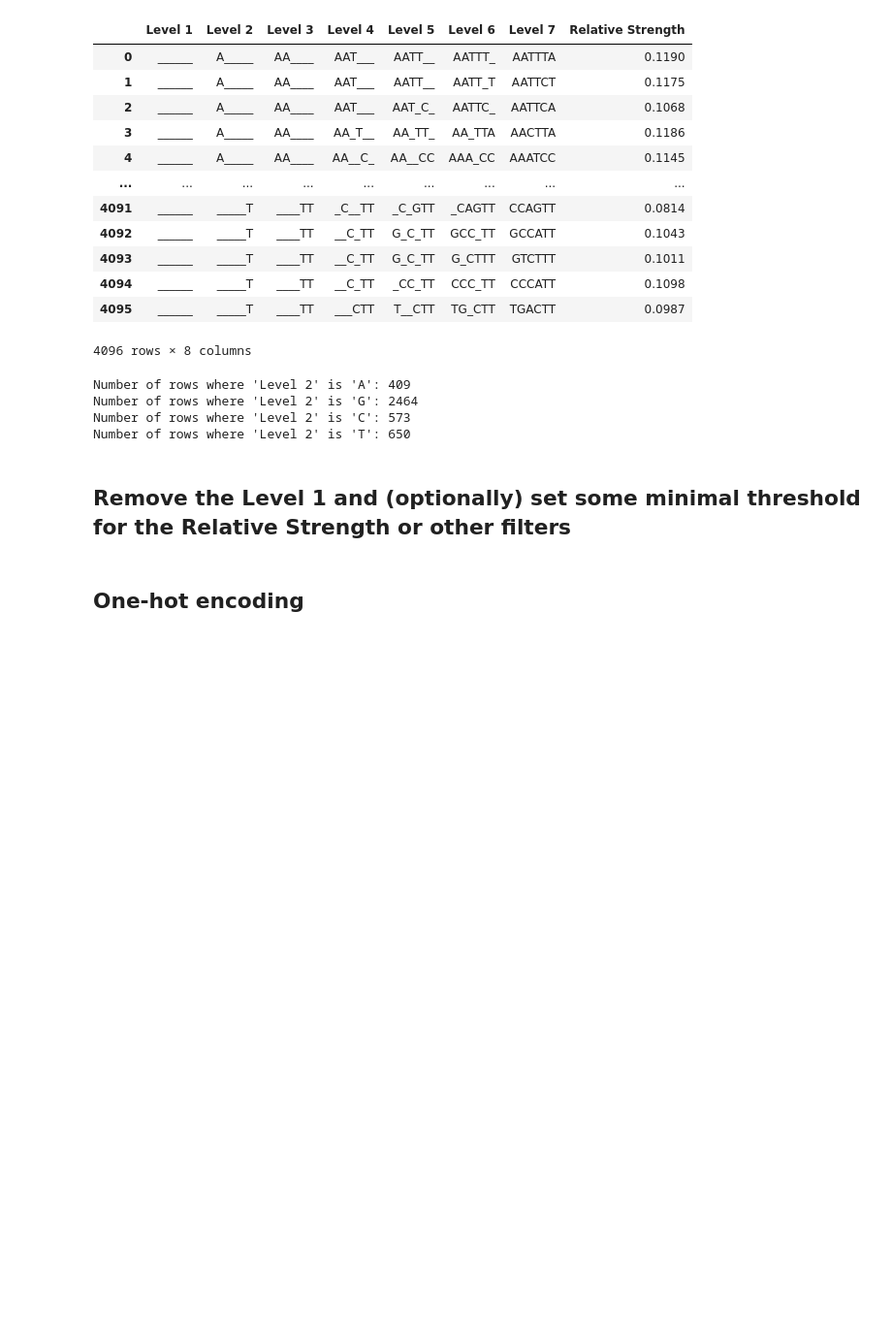
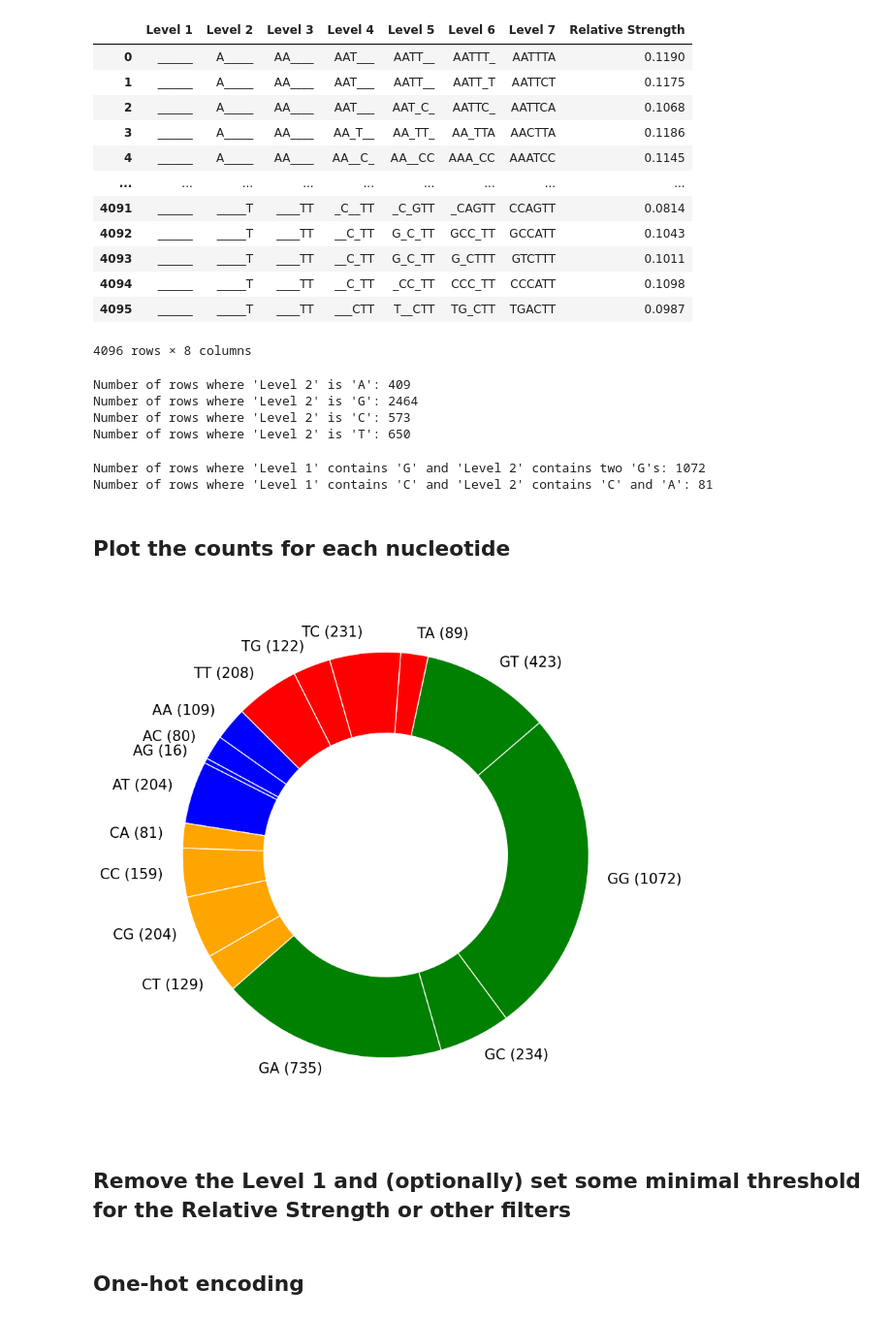
Before and after one commit to sb2cl/Activity-Clouds, a Jupyter notebook: 20_DBSCAN_clustering.ipynb, the cells around one changed output. Shown at 97% size. Cells and saved outputs as stored; diff of their text form; code cells hidden in the pictures; blank space fills up the shorter version.

```diff
--- a/20_DBSCAN_clustering.ipynb
+++ b/20_DBSCAN_clustering.ipynb
@@ -42,3 +46,16 @@ Number of rows where 'Level 2' is 'A': 409
 Number of rows where 'Level 2' is 'G': 2464
 Number of rows where 'Level 2' is 'C': 573
 Number of rows where 'Level 2' is 'T': 650
+# %%
+# Get the number of row, where Level 2 contains G and Level 3 contains two Gs
+countGG = df[(df['Level 2'].str.contains('G')) & (df['Level 3'].str.count('G') == 2)].shape[0]
+print("Number of rows where 'Level 1' contains 'G' and 'Level 2' contains two 'G's:", countGG)
+
+# Get the number of row, where Level 2 contains C and Level 3 contains C and A
+countCA = df[(df['Level 2'].str.contains('C')) & (df['Level 3'].str.contains('C')) & (df['Level 3'].str.contains('A'))].shape[0]
+print("Number of rows where 'Level 1' contains 'C' and 'Level 2' contains 'C' and 'A':", countCA)
+# %% [output]
+Number of rows where 'Level 1' contains 'G' and 'Level 2' contains two 'G's: 1072
+Number of rows where 'Level 1' contains 'C' and 'Level 2' contains 'C' and 'A': 81
+# %% [markdown]
+## Plot the counts for each nucleotide
@@ -45,3 +141,7 @@ Number of rows where 'Level 2' is 'T': 650
+# %%
+plot_dinucleotide_donut(df_count)
+# %% [output]
+[figure, added]
 # %% [markdown]
 ## Remove the Level 1 and (optionally) set some minimal threshold for the Relative Strength or other filters
 # %%
```
Also changed, not shown: parts of 11 cells of this notebook, 6 other files.
